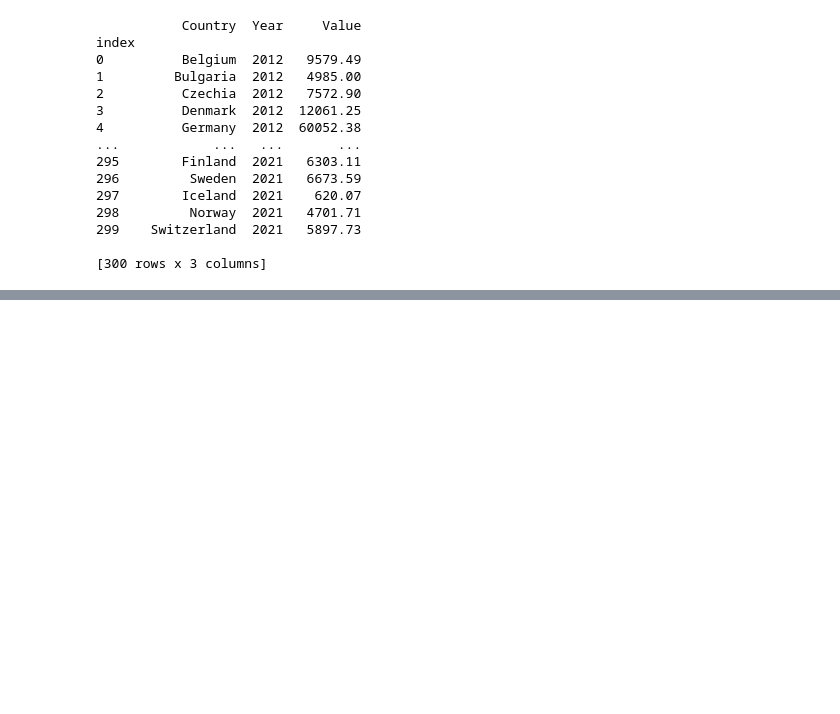
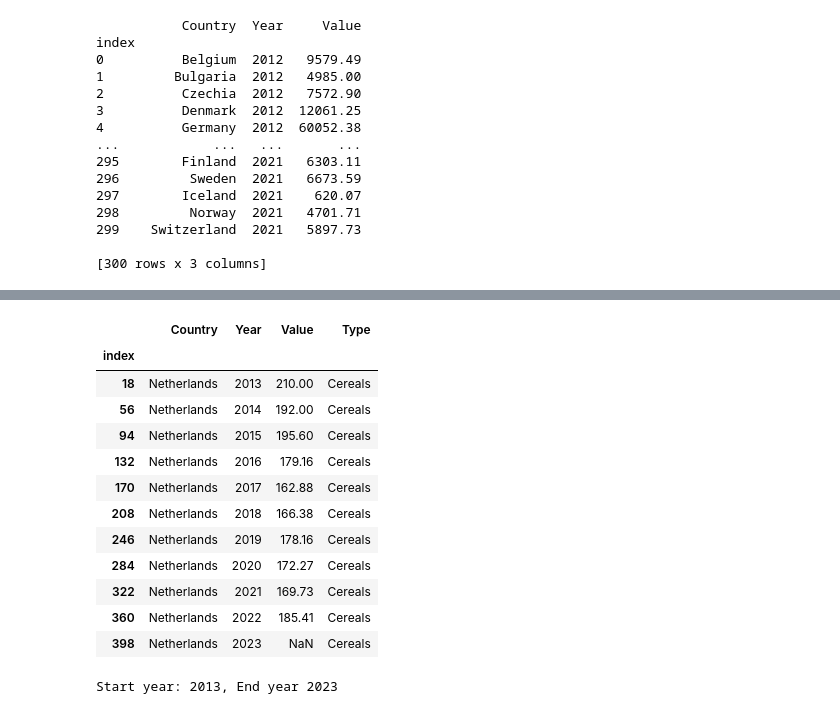
Before and after one commit to frisostolk/DDS-2023, a Jupyter notebook: notebook/combined_notebook.ipynb, the cells around one changed output, grey strips where cells are left out. Drawn from its saved outputs; the diff is of its cells as text; code cells hidden in the pictures; blank space fills up the shorter version.

```diff
--- a/notebook/combined_notebook.ipynb
+++ b/notebook/combined_notebook.ipynb
@@ -377,0 +374,33 @@ SystemExit: 1
+# %%
+prod_by_country = prod_table[prod_table['Country'] == 'Netherlands']
+
+#Filter production data to only contain dairy production
+prod_by_country = prod_by_country[prod_by_country['Type'] == "Cereals"]
+
+prod_by_country.head(20)
+# %% [output]
+|  | Country | Year | Value | Type |
+| index |  |  |  |  |
+| 18 | Netherlands | 2013 | 210.00 | Cereals |
+| 56 | Netherlands | 2014 | 192.00 | Cereals |
+| 94 | Netherlands | 2015 | 195.60 | Cereals |
+| 132 | Netherlands | 2016 | 179.16 | Cereals |
+| 170 | Netherlands | 2017 | 162.88 | Cereals |
+| 208 | Netherlands | 2018 | 166.38 | Cereals |
+| 246 | Netherlands | 2019 | 178.16 | Cereals |
+| 284 | Netherlands | 2020 | 172.27 | Cereals |
+| 322 | Netherlands | 2021 | 169.73 | Cereals |
+| 360 | Netherlands | 2022 | 185.41 | Cereals |
+| 398 | Netherlands | 2023 | NaN | Cereals |
+# %%
+sorted_weather = weather_data[weather_data["country"] == country].sort_values('date', ascending=False)
+# sorted_weather = weather_data.sort_values('date', ascending=False)
+
+start_year = sorted_weather.iloc[-1]["date"].year
+end_year = sorted_weather.iloc[0]["date"].year
+
+month = sorted_weather.iloc[0]["date"].month
+
+print(f"Start year: {start_year}, End year {end_year}")
+# %% [output]
+Start year: 2013, End year 2023
```
Also changed, not shown: parts of 11 cells of this notebook.
